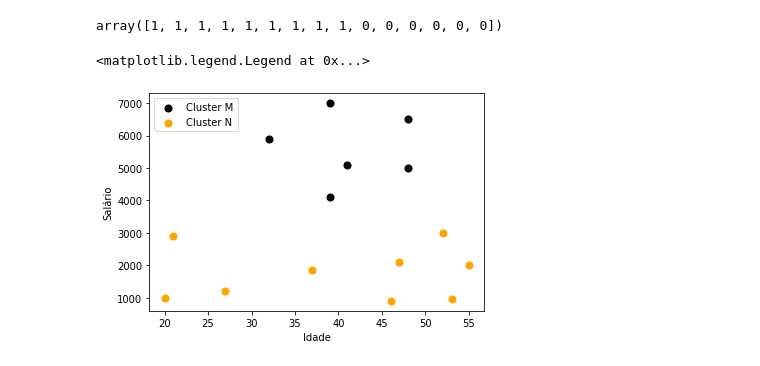
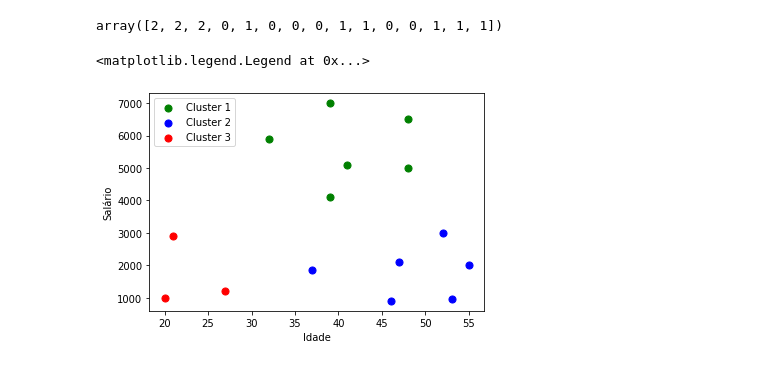
Before and after one commit to ComputerScienceMaster/Cursos, a Jupyter notebook: clustering/hierarchicalCluster.ipynb, the cells around one changed output. Saved outputs shown, nothing was run; the diff lists cells and outputs as text; code cells hidden in the pictures.

Commit message:
Organizando imports e adicionando mais exemplo de agrupamento.

```diff
--- a/clustering/hierarchicalCluster.ipynb
+++ b/clustering/hierarchicalCluster.ipynb
@@ -1,2 +1,17 @@
 # %% [markdown]
 <a href="https://colab.research.google.com/github/luizleroy/treinamentos/blob/develop/clustering/hierarchicalCluster.ipynb" target="_parent"><img src="https://colab.research.google.com/assets/colab-badge.svg" alt="Open In Colab"/></a>
+# %%
+import numpy as np
+
+# base = np.array([[20,1000],[27,1200],[21,2900],[37,1850],[46,900],
+#                  [53,950],[55,2000],[47,2100],[52,3000],[32,5900],
+#                  [39,4100],[41,5100],[39,7000],[48,5000],[48,6500]])
+
+base = np.array([[20,1000],[21,2900],[27,1200]
+                ,[32,5900],[37,1850],[39,4100],[39,7000]
+                ,[41,5100],[46,900],[47,2100],[48,5000],[48,6500]
+                ,[52,3000],[53,950],[55,2000]
+                 ])
+
+print('\tidade','$')
+base
@@ -8,6 +39,0 @@ from sklearn.preprocessing import StandardScaler
-# %%
-import numpy as np
-
-base = np.array([[20,1000],[27,1200],[21,2900],[37,1850],[46,900],
-                 [53,950],[55,2000],[47,2100],[52,3000],[32,5900],
-                 [39,4100],[41,5100],[39,7000],[48,5000],[48,6500]])
@@ -78,16 +90,16 @@ array([[  20, 1000],
 # %%
-#hc = AgglomerativeClustering(n_clusters = 3, affinity = 'euclidean', linkage = 'ward')
-hc = AgglomerativeClustering(linkage = 'ward')
-previsoes = hc.fit_predict(base)
+hc = AgglomerativeClustering(n_clusters = 3, linkage = 'ward')
+previsoes = hc.fit_predict(transform)
 previsoes
 # %% [output]
-array([1, 1, 1, 1, 1, 1, 1, 1, 1, 0, 0, 0, 0, 0, 0])
+array([2, 2, 2, 0, 1, 0, 0, 0, 1, 1, 0, 0, 1, 1, 1])
 # %%
-plt.scatter(base[previsoes == 0, 0], base[previsoes == 0, 1], s = 50, c = 'black', label = 'Cluster M')
-plt.scatter(base[previsoes == 1, 0], base[previsoes == 1, 1], s = 50, c = 'orange', label = 'Cluster N')
+plt.scatter(base[previsoes == 0, 0], base[previsoes == 0, 1], s = 50, c = 'green', label = 'Cluster 1')
+plt.scatter(base[previsoes == 1, 0], base[previsoes == 1, 1], s = 50, c = 'blue', label = 'Cluster 2')
+plt.scatter(base[previsoes == 2, 0], base[previsoes == 2, 1], s = 50, c = 'red', label = 'Cluster 3')
 plt.xlabel('Idade')
 plt.ylabel('Salário')
 plt.legend()
 # %% [output]
 <matplotlib.legend.Legend at 0x...>
-[figure, old version]
+[figure, new version]
```
Also changed, not shown: parts of 10 cells of this notebook.
